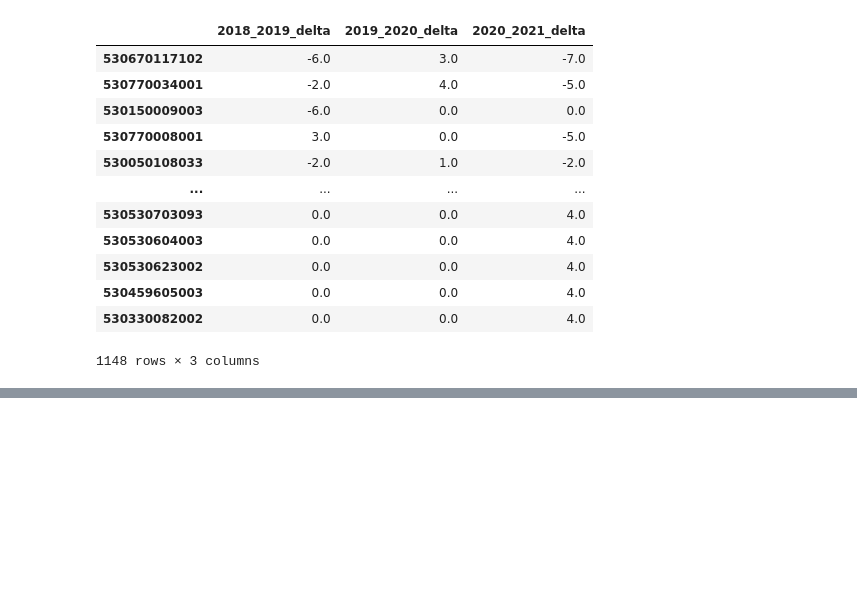
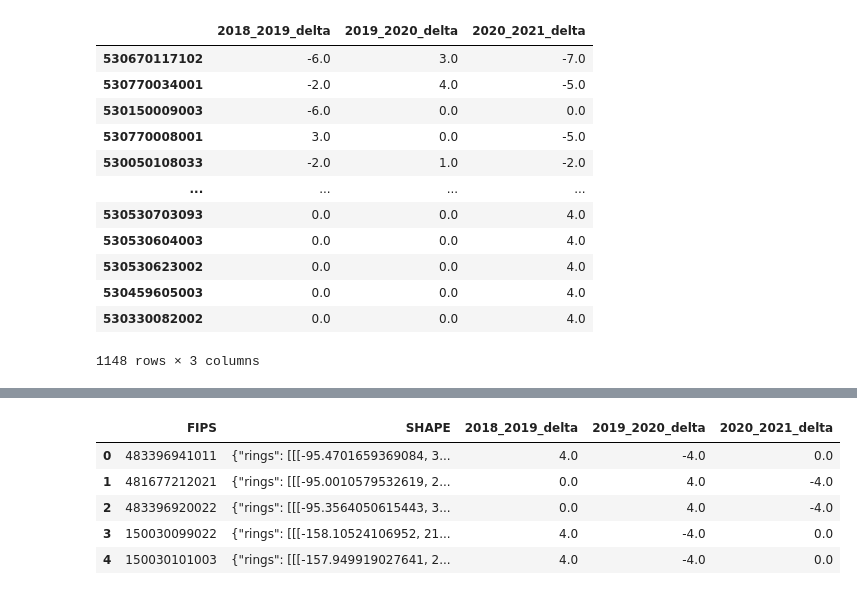
Before and after one commit to knu2xs/safegraph-data-utilities, a Jupyter notebook: notebooks/03-patterns-cbgs.ipynb, the cells around one changed output, grey strips where cells are left out. Drawn from its saved outputs; the diff is of its cells as text; code cells hidden in the pictures; blank space fills up the shorter version.

```diff
--- a/notebooks/03-patterns-cbgs.ipynb
+++ b/notebooks/03-patterns-cbgs.ipynb
@@ -26,4 +31,6 @@ gdb_int = dir_int/'interim.geodatabase'
 # %% [markdown]
 Using the previously downloaded patterns data for White Pass, the first step is simply loading the data into a Pandas DataFrame. This DataFrame contains quite a few columns encoded as dictionaries, which can be expanded for more data detail.
 # %%
-wp_pth = 'patterns_white_pass.csv'
+wp_pth = dir_raw/'patterns_white_pass.csv'
+
+wp_pth.exists()
@@ -187,0 +201,4 @@ full_df.to_csv(dir_int/'block_group_raw.csv')
+# %%
+bg_lyr = FeatureLayer(bg_url)
+
+bg_lyr
@@ -187,0 +207,10 @@ full_df.to_csv(dir_int/'block_group_raw.csv')
+# %%
+bg_id_lst = dlta_df.index
+bg_id_str_lst = [f"'{bgid}'" for bgid in bg_id_lst]
+bg_id_str = ','.join(bg_id_str_lst)
+
+where_str = f'FIPS IN ({bg_id_str})'
+# %%
+bg_shp_df = bg_lyr.query(where_str, out_fields=['FIPS']).sdf
+
+bg_shp_df.info()
@@ -187,0 +228,11 @@ full_df.to_csv(dir_int/'block_group_raw.csv')
+# %%
+bg_df = bg_shp_df.join(dlta_df, on='FIPS').drop(columns='OBJECTID_1')
+
+bg_df.head()
+# %% [output]
+|  | FIPS | SHAPE | 2018_2019_delta | 2019_2020_delta | 2020_2021_delta |
+| 0 | 483396941011 | {"rings": [[[-95.4701659369084, 3... | 4.0 | -4.0 | 0.0 |
+| 1 | 481677212021 | {"rings": [[[-95.0010579532619, 2... | 0.0 | 4.0 | -4.0 |
+| 2 | 483396920022 | {"rings": [[[-95.3564050615443, 3... | 0.0 | 4.0 | -4.0 |
+| 3 | 150030099022 | {"rings": [[[-158.10524106952, 21... | 4.0 | -4.0 | 0.0 |
+| 4 | 150030101003 | {"rings": [[[-157.949919027641, 2... | 4.0 | -4.0 | 0.0 |
```
Also changed, not shown: parts of 16 cells of this notebook, 9 other files.
